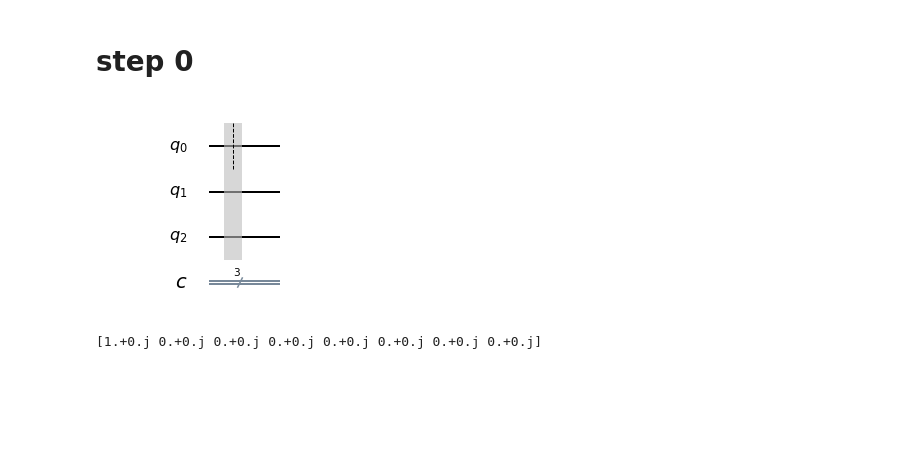
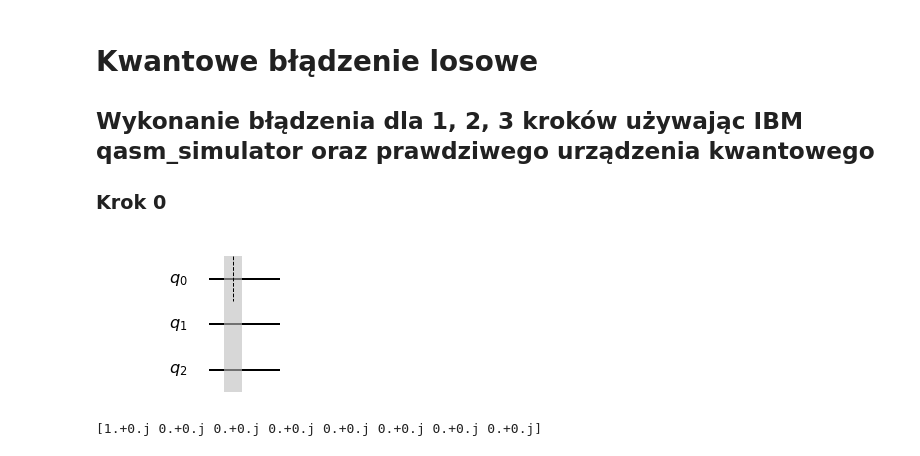
Before and after one commit to mijapa/mathematical-methods-of-quantum-computer-science, a Jupyter notebook: lab5/lab5_2_1.ipynb, the cells around one changed output. Cells and saved outputs as stored; diff of their text form; code cells hidden in the pictures; blank space fills up the shorter version.

```diff
--- a/lab5/lab5_2_1.ipynb
+++ b/lab5/lab5_2_1.ipynb
@@ -2,14 +2,17 @@
 import numpy as np
 from qiskit import *
 %matplotlib inline
-# %% [markdown]
-# step 0
+# %% [markdown]
+# Kwantowe błądzenie losowe
+## Wykonanie błądzenia dla 1, 2, 3 kroków używając IBM qasm_simulator oraz prawdziwego urządzenia kwantowego
+
+### Krok 0
 # %%
-circ = QuantumCircuit(3,3)
+circ = QuantumCircuit(3)
 circ.barrier(0)
 circ.draw()
 # %% [output]
-[figure, old version]
+[figure, new version]
 # %%
 from qiskit import Aer
 backend = Aer.get_backend('statevector_simulator')
```
Also changed, not shown: parts of 14 cells of this notebook, 3 other files.
